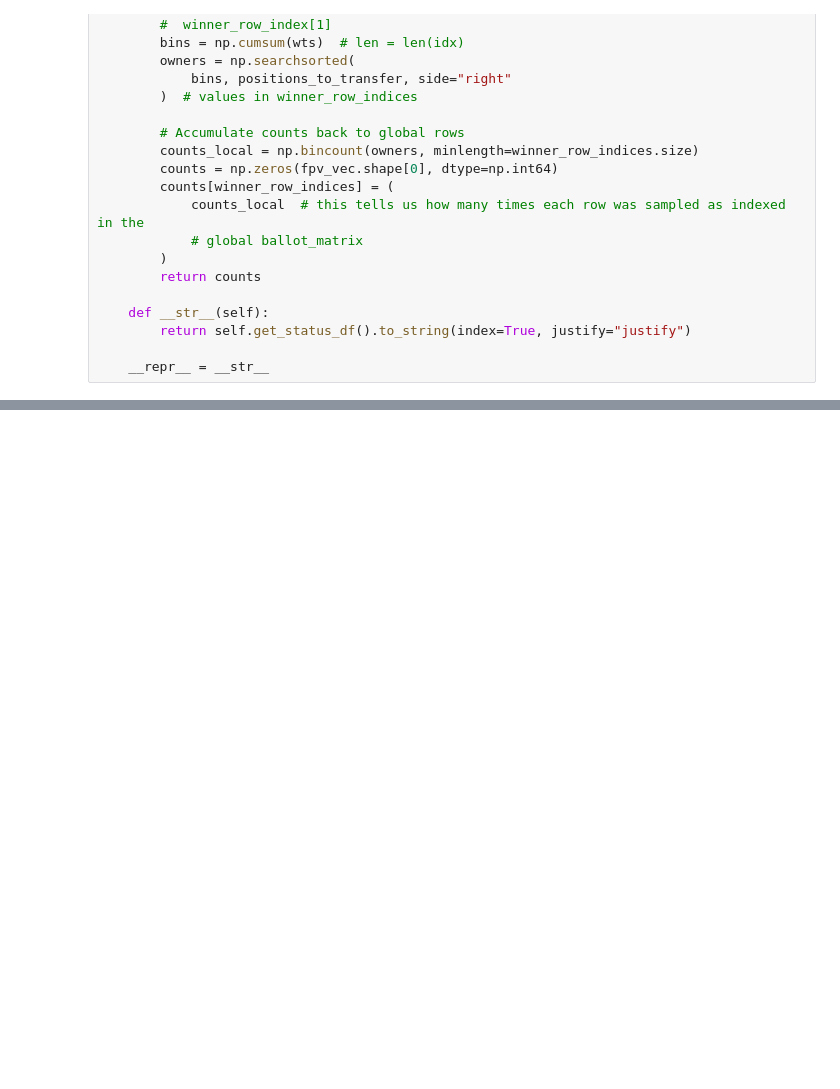
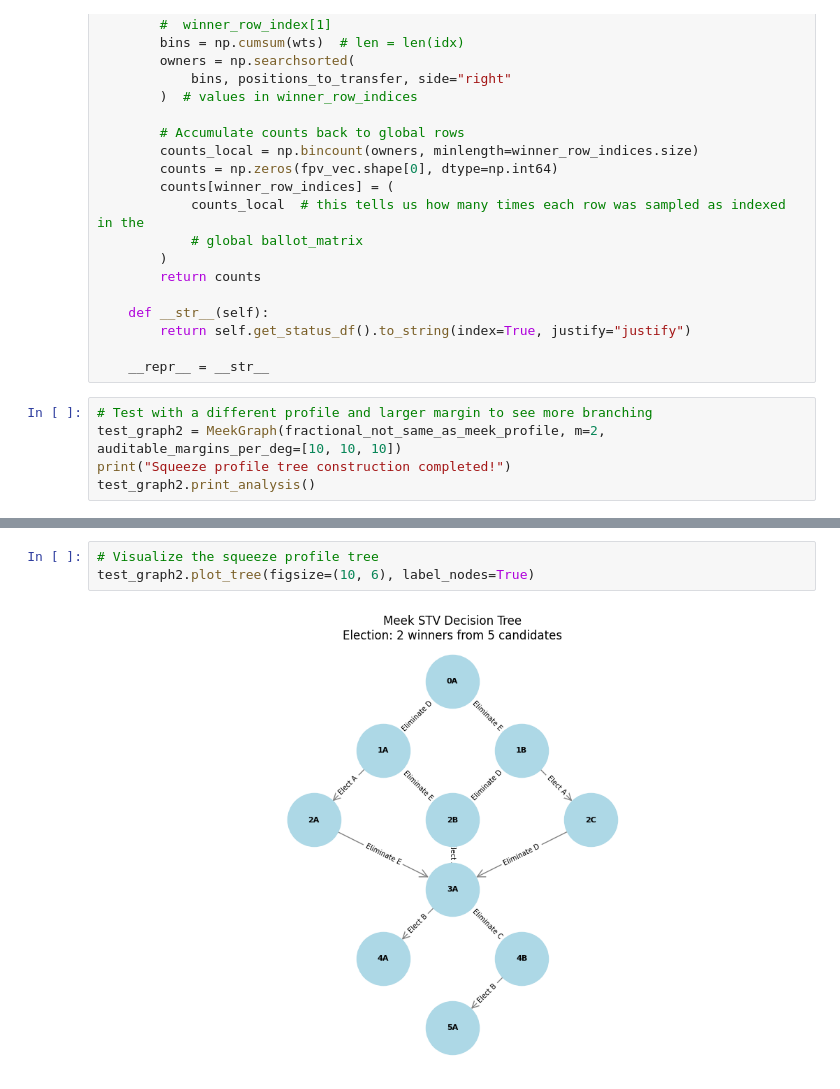
Before and after one commit to EdouardHeitzmann/3.3.0-MeekSTV, a Jupyter notebook: active_work.ipynb, the cells around one changed output, grey strips where cells are left out. Drawn from its saved outputs; the diff is of its cells as text; blank space fills up the shorter version.

```diff
--- a/active_work.ipynb
+++ b/active_work.ipynb
@@ -1605,3 +2003,8 @@ class FastCore:
         return self.get_status_df().to_string(index=True, justify="justify")
 
     __repr__ = __str__
+# %%
+# Test with a different profile and larger margin to see more branching
+test_graph2 = MeekGraph(fractional_not_same_as_meek_profile, m=2, auditable_margins_per_deg=[10, 10, 10])
+print("Squeeze profile tree construction completed!")
+test_graph2.print_analysis()
@@ -1607,0 +2029,5 @@ class FastCore:
+# %%
+# Visualize the squeeze profile tree
+test_graph2.plot_tree(figsize=(10, 6), label_nodes=True)
+# %% [output]
+[figure, added]
```
Also changed, not shown: parts of 20 cells of this notebook, 11 other files.
